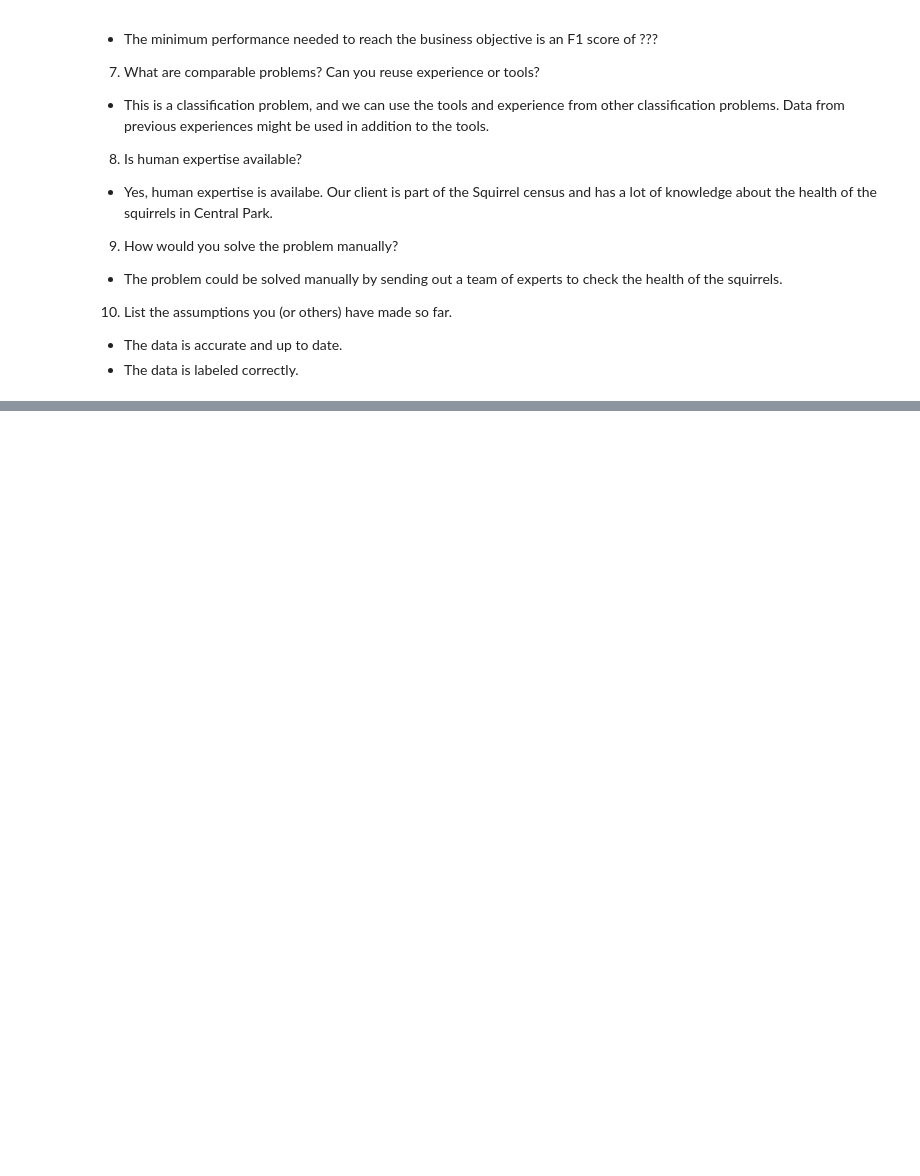
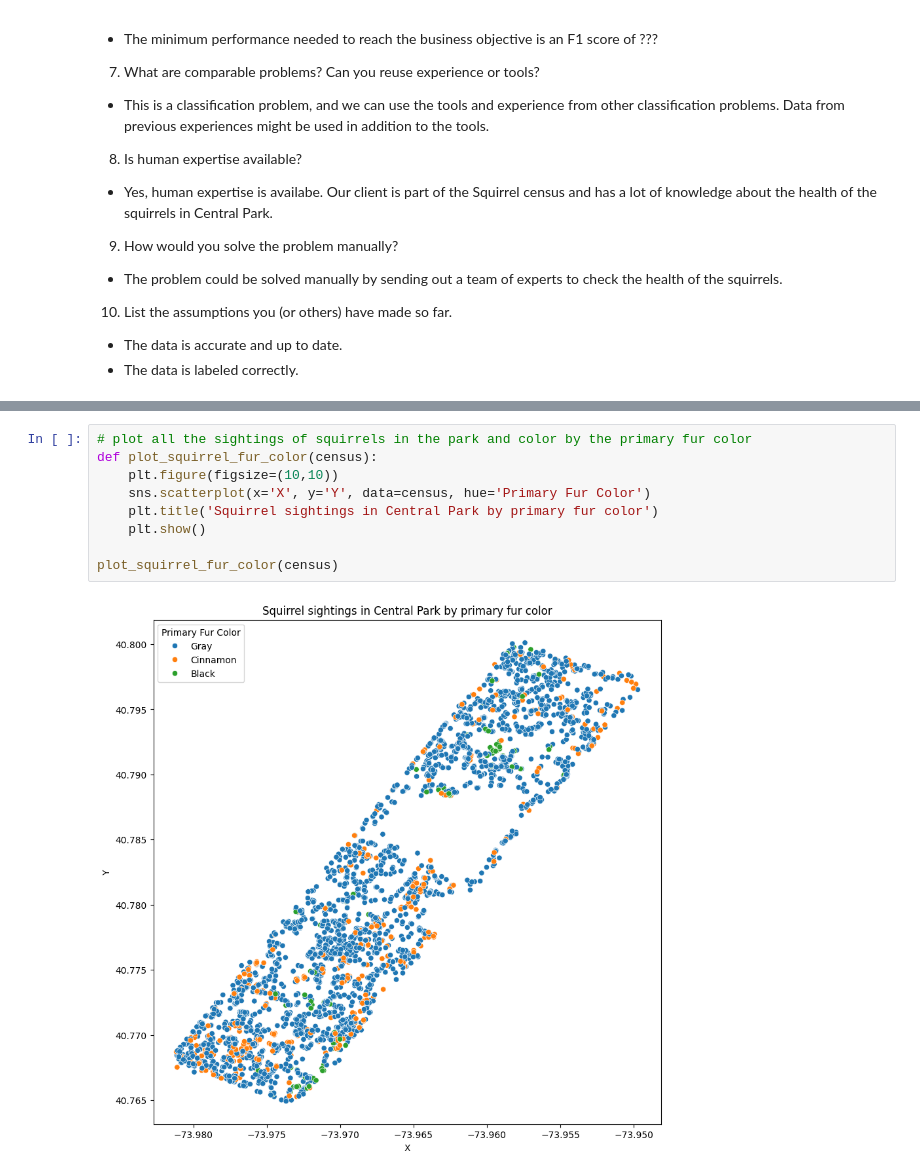
Before and after one commit to OnToNothing/ML_project_2, a Jupyter notebook: tester.ipynb, the cells around one changed output, grey strips where cells are left out. Cells and saved outputs as stored; diff of their text form; blank space fills up the shorter version.

```diff
--- a/tester.ipynb
+++ b/tester.ipynb
@@ -28,0 +113,11 @@
+# %%
+# plot all the sightings of squirrels in the park and color by the primary fur color
+def plot_squirrel_fur_color(census):
+    plt.figure(figsize=(10,10))
+    sns.scatterplot(x='X', y='Y', data=census, hue='Primary Fur Color')
+    plt.title('Squirrel sightings in Central Park by primary fur color')
+    plt.show()
+
+plot_squirrel_fur_color(census)
+# %% [output]
+[figure, added]
```
Also changed, not shown: parts of 13 cells of this notebook.
